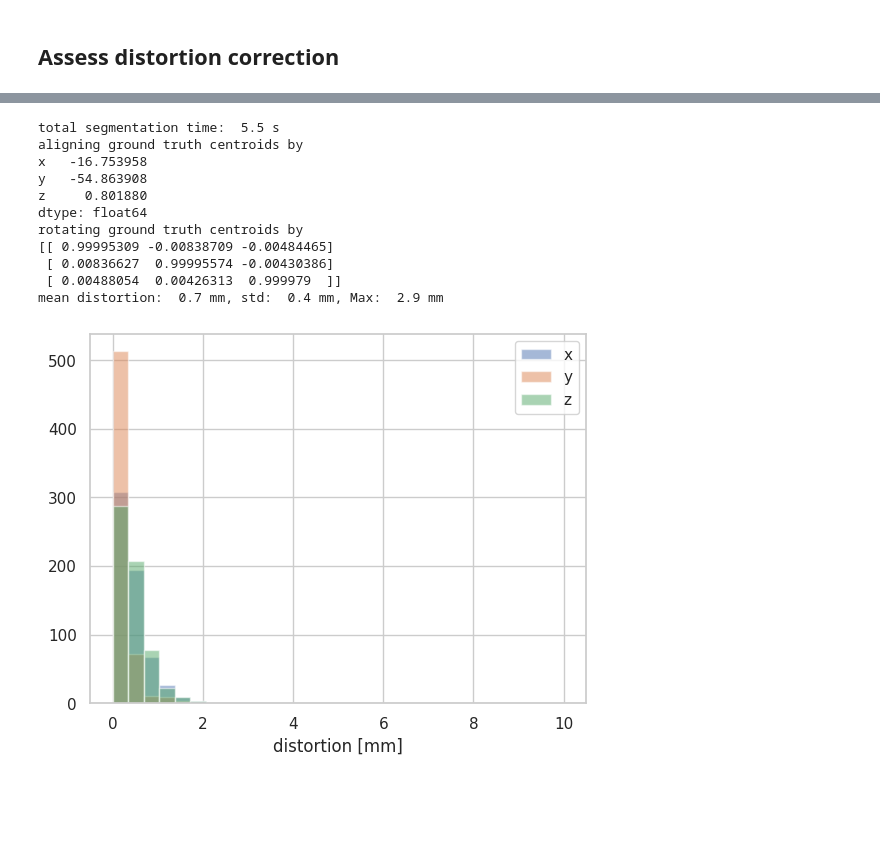
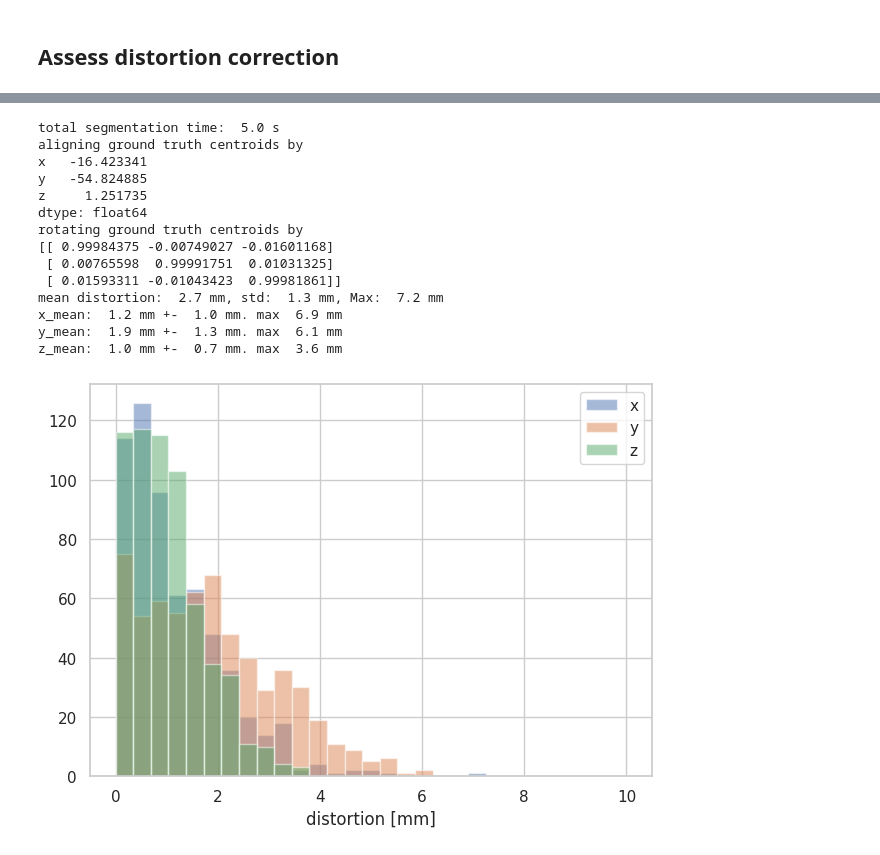
Before and after one commit to Image-X-Institute/mri_distortion_toolkit, a Jupyter notebook: examples/franken_goam/FrankenGoam.ipynb, the cells around one changed output, grey strips where cells are left out. Saved outputs shown, nothing was run; the diff lists cells and outputs as text; code cells hidden in the pictures; blank space fills up the shorter version.

```diff
--- a/examples/franken_goam/FrankenGoam.ipynb
+++ b/examples/franken_goam/FrankenGoam.ipynb
@@ -297,13 +297,13 @@ from mri_distortion_toolkit.DistortionCorrection import ImageDomainDistortionCor
 from mri_distortion_toolkit.utilities import plot_distortion_xyz_hist
 
 
-distorted_data_loc = dataloc / scans['8'] / 'Original'
+distorted_data_loc = dataloc / scans['17'] / 'Original'  # this is a 'rotated' acquisition
 dicom_data = get_dicom_data(distorted_data_loc / 'dicom_data.json')
 GDC = ImageDomainDistortionCorrector(ImageDirectory=distorted_data_loc.resolve(),
-                                gradient_harmonics=[Path('_data/G_x_Harmonics_rot.csv').resolve(),
-                                                    Path('_data/G_y_Harmonics_rot.csv').resolve(),
-                                                    Path('_data/G_z_Harmonics_rot.csv').resolve()],
-                                B0_harmonics=Path('_data/B0_Harmonics_rot.csv').resolve(),
+                                gradient_harmonics=[Path('_data/Gx.csv').resolve(),
+                                                    Path('_data/Gy.csv').resolve(),
+                                                    Path('_data/Gz.csv').resolve()],
+                                B0_harmonics=Path('_data/B0.csv').resolve(),
                                 dicom_data=dicom_data,
                                 ImExtension='dcm',
                                 correct_through_plane=True,
@@ -339,10 +339,13 @@ images exported to dicom
 ## Assess distortion correction
 # %%
 # Assess correction:
-gt_data_loc = Path(r'/home/brendan/HairyHome/Downloads/FrankenGoam^Mr/CT/slicer_centroids.mrk.json')
-gt_volume = MarkerVolume(gt_data_loc)
-gt_volume.rotate_markers(yaxis_angle=90)  # have to reorient
+gt_data_loc = Path(r'/home/brendan/Downloads/FrankenGoam^Mr/CT/slicer_centroids.mrk.json')
+# align ground truth:
+gt_volume.rotate_markers(yaxis_angle=90)
 gt_volume.rotate_markers(zaxis_angle=180)
+gt_volume.MarkerCentroids = gt_volume.MarkerCentroids[gt_volume.MarkerCentroids.x > -150]
+# this line trims
+gt_volume.translate_markers(x_shift=-14, y_shift=55, z_shift=-3)
 gt_volume.rotate_markers(xaxis_angle=180)
 
 corrected_volume = MarkerVolume(distorted_data_loc / 'corrected_dcm', n_markers_expected=609,  # nb 609 because end slice missing
@@ -357,12 +360,15 @@ plot_distortion_xyz_hist(matched_volume_corrected)
-total segmentation time:  5.5 s
+total segmentation time:  5.0 s
 aligning ground truth centroids by
-x   -16.753958
-y   -54.863908
-z     0.801880
+x   -16.423341
+y   -54.824885
+z     1.251735
 dtype: float64
 rotating ground truth centroids by
-[[ 0.99995309 -0.00838709 -0.00484465]
- [ 0.00836627  0.99995574 -0.00430386]
- [ 0.00488054  0.00426313  0.999979  ]]
-mean distortion:  0.7 mm, std:  0.4 mm, Max:  2.9 mm
+[[ 0.99984375 -0.00749027 -0.01601168]
+ [ 0.00765598  0.99991751  0.01031325]
+ [ 0.01593311 -0.01043423  0.99981861]]
+mean distortion:  2.7 mm, std:  1.3 mm, Max:  7.2 mm
+x_mean:  1.2 mm +-  1.0 mm. max  6.9 mm
+y_mean:  1.9 mm +-  1.3 mm. max  6.1 mm
+z_mean:  1.0 mm +-  0.7 mm. max  3.6 mm
-[figure, old version]
+[figure, new version]
```
Also changed, not shown: parts of 17 cells of this notebook, 35 other files.
